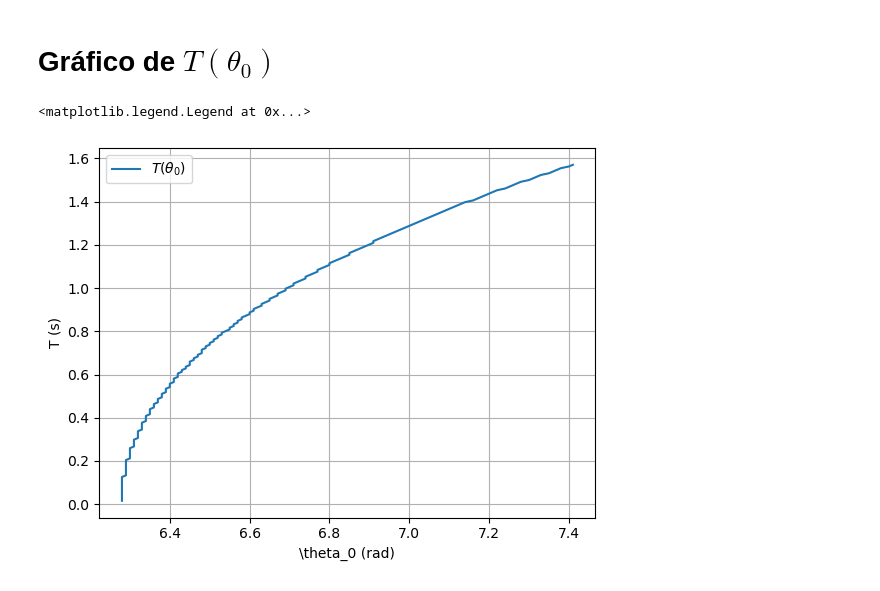
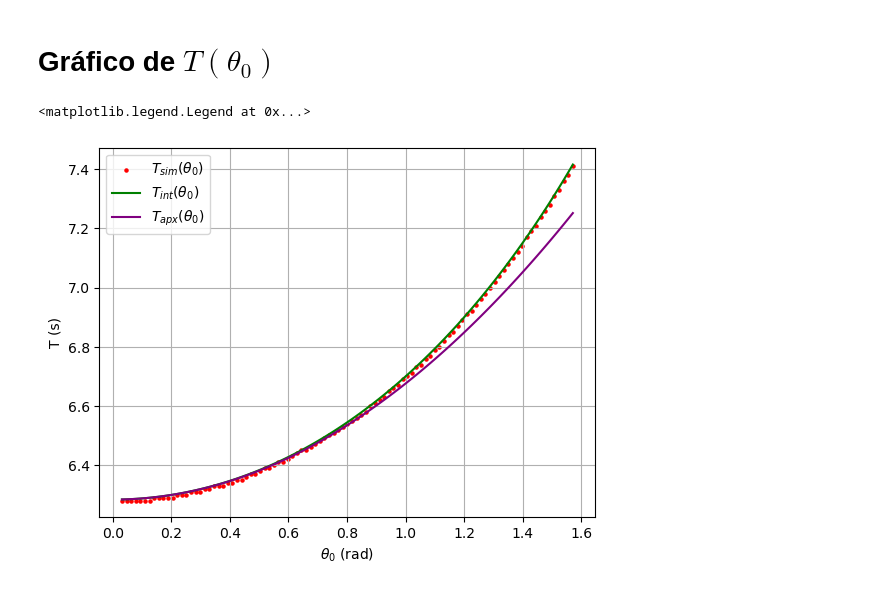
Before and after one commit to brenopelegrin/intro-fiscomp, a Jupyter notebook: projeto-4/tarefa-B/analise.ipynb, the cells around one changed output. Saved outputs shown, nothing was run; the diff lists cells and outputs as text; code cells hidden in the pictures.

```diff
--- a/projeto-4/tarefa-B/analise.ipynb
+++ b/projeto-4/tarefa-B/analise.ipynb
@@ -18,11 +18,13 @@ df.head()
 # Gráfico de $T(\theta_0)$
 # %%
 f1, ax1 = plt.subplots()
-ax1.plot(df['periodo'], df['theta'], label='$T(\\theta_0)$')
-ax1.set_xlabel('\\theta_0 (rad)')
+ax1.scatter(df['theta'], df['periodo_sim'], label='$T_{sim}(\\theta_0)$', s=5, color='red')
+ax1.plot(df['theta'], df['periodo_int'], label='$T_{int}(\\theta_0)$', color='green')
+ax1.plot(df['theta'], df['periodo_apx'], label='$T_{apx}(\\theta_0)$', color='purple')
+ax1.set_xlabel('$\\theta_0$ (rad)')
 ax1.set_ylabel('T (s)')
 ax1.grid()
 ax1.legend()
 # %% [output]
 <matplotlib.legend.Legend at 0x...>
-[figure, old version]
+[figure, new version]
```
Also changed, not shown: parts of 6 cells of this notebook, 10 other files.
